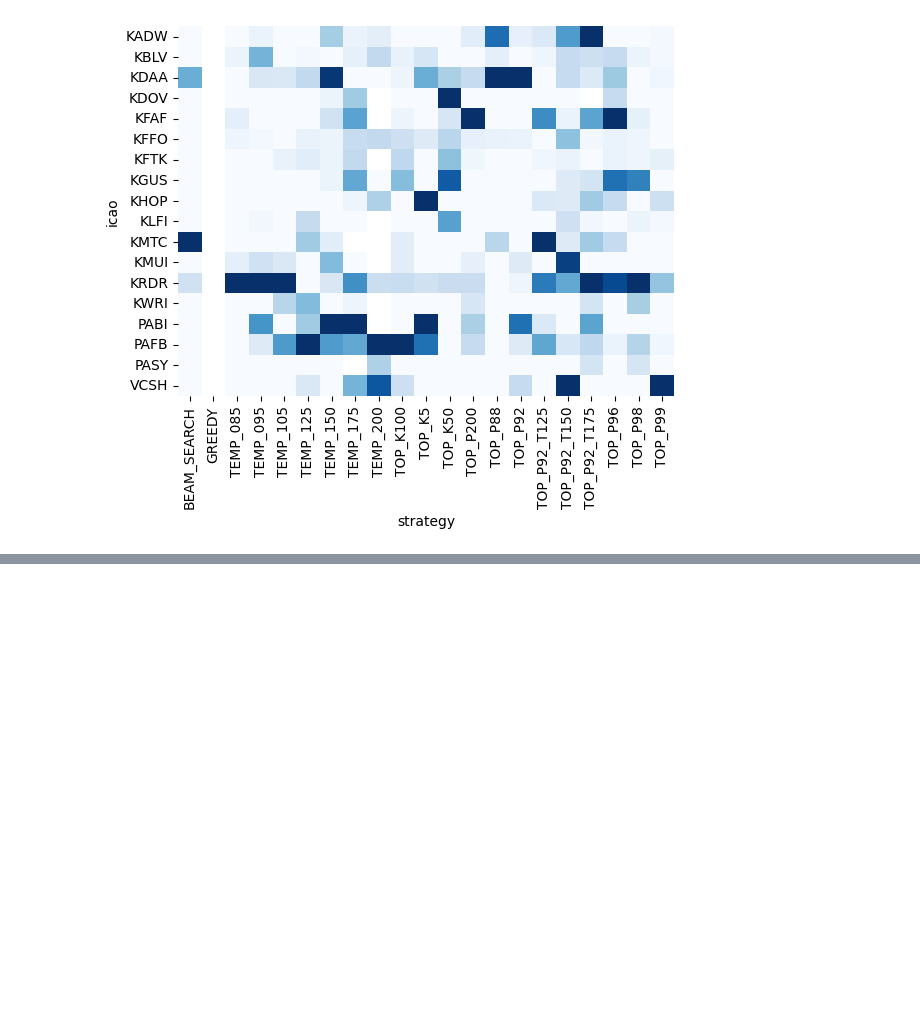
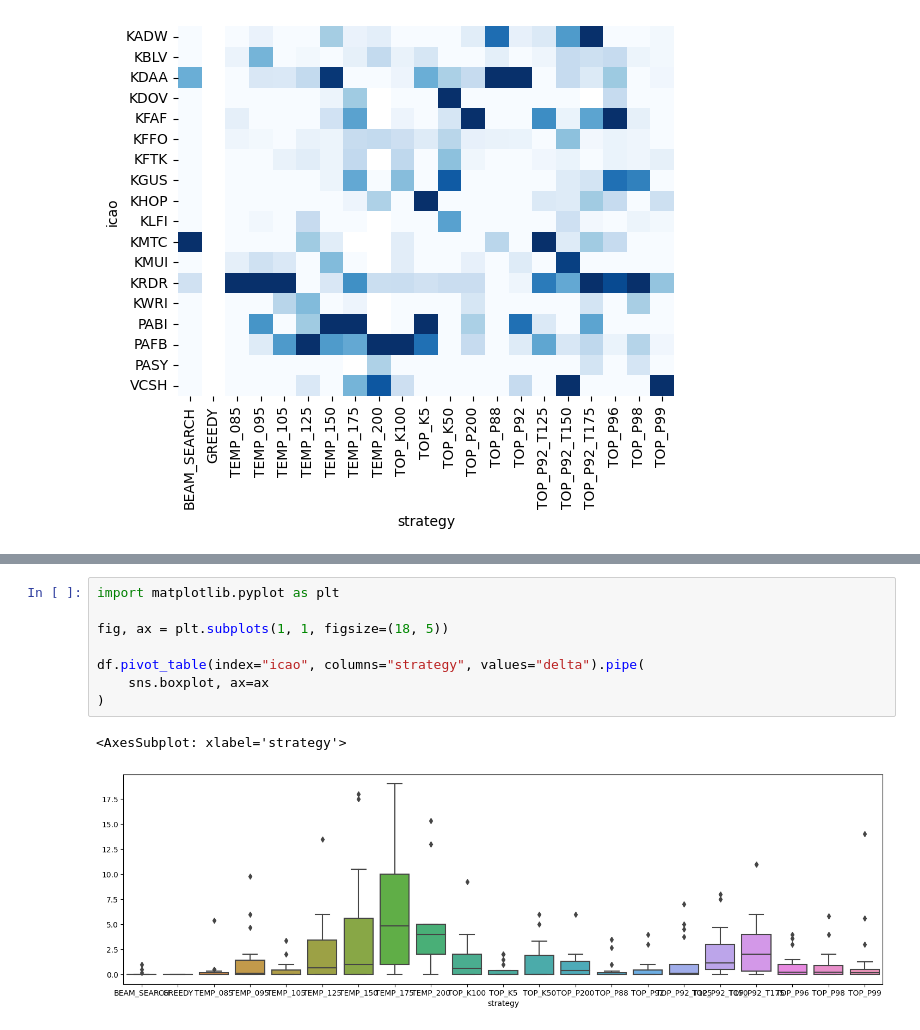
Before and after one commit to leaver2000/fite-gpt2, a Jupyter notebook: results.ipynb, the cells around one changed output, grey strips where cells are left out. Drawn from its saved outputs; the diff is of its cells as text; blank space fills up the shorter version.

```diff
--- a/results.ipynb
+++ b/results.ipynb
@@ -179,3 +157,14 @@ df.pivot_table(index="icao", columns="strategy", values="delta").pipe(
+# %%
+import matplotlib.pyplot as plt
+
+fig, ax = plt.subplots(1, 1, figsize=(18, 5))
+
+df.pivot_table(index="icao", columns="strategy", values="delta").pipe(
+    sns.boxplot, ax=ax
+)
+# %% [output]
+<AxesSubplot: xlabel='strategy'>
+[figure, added]
 # %%
 for index, frame in df.sample(20).iterrows():
     print(
```
Also changed, not shown: parts of 10 cells of this notebook.
